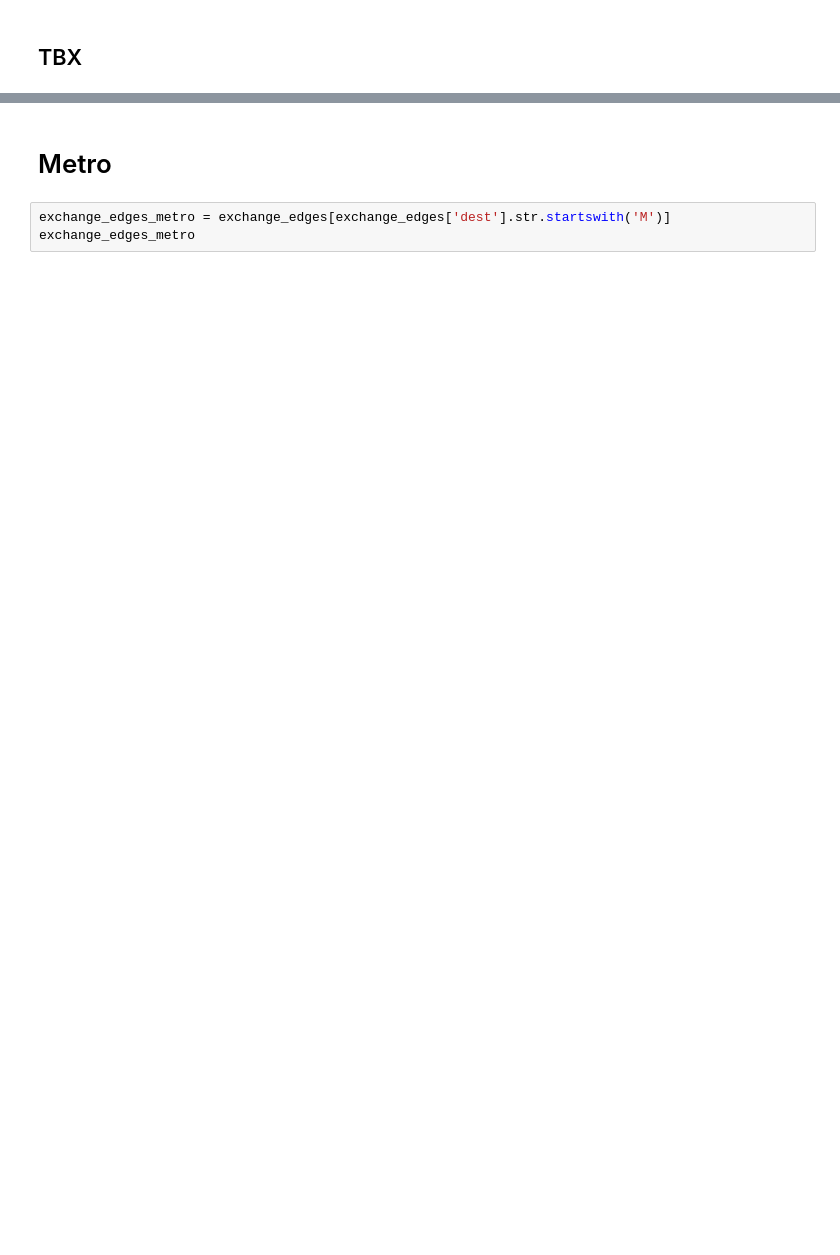
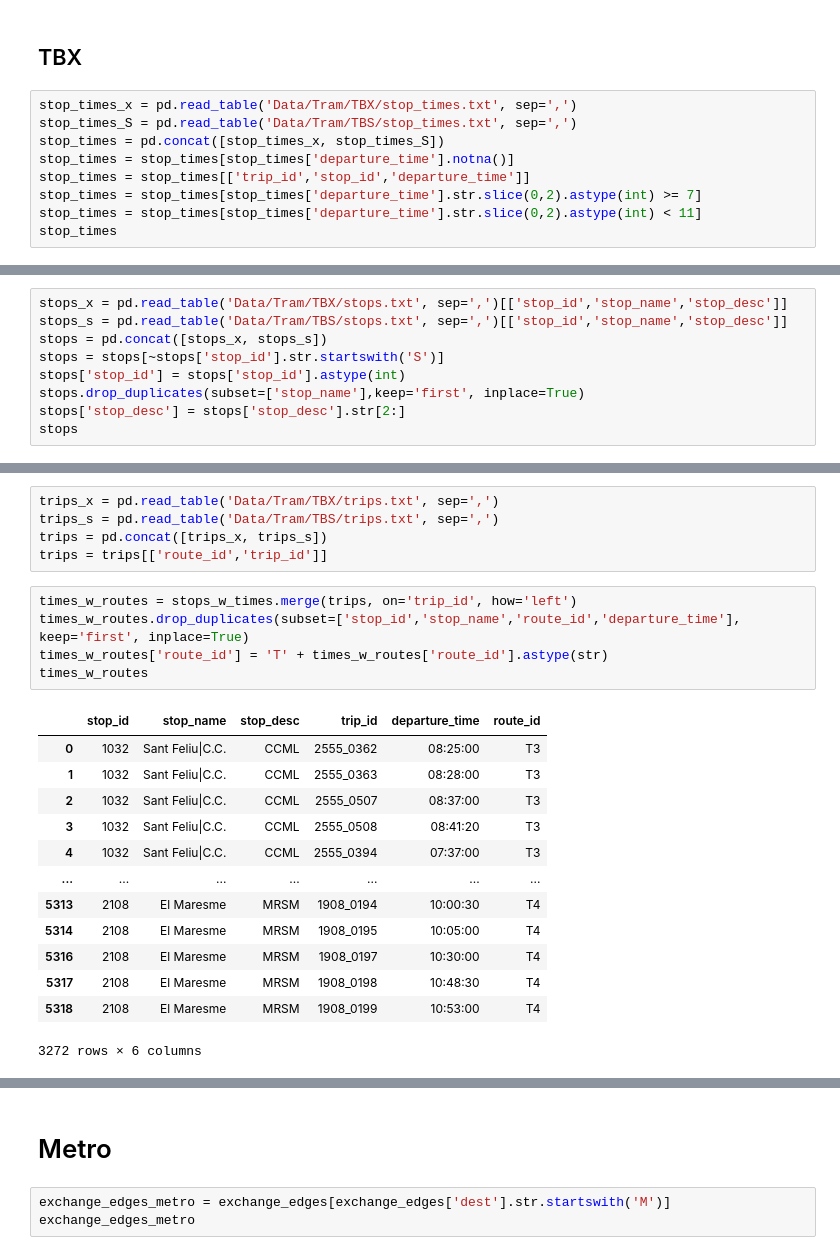
Before and after one commit to bmantepe/stop-location, a Jupyter notebook: 15-Wait-Times.ipynb, the cells around one changed output, grey strips where cells are left out. Cells and saved outputs as stored; diff of their text form; blank space fills up the shorter version.

```diff
--- a/15-Wait-Times.ipynb
+++ b/15-Wait-Times.ipynb
@@ -68,2 +86,11 @@ exchange_edges_tram
 # %% [markdown]
 ## TBX
+# %%
+stop_times_x = pd.read_table('Data/Tram/TBX/stop_times.txt', sep=',')
+stop_times_S = pd.read_table('Data/Tram/TBS/stop_times.txt', sep=',')
+stop_times = pd.concat([stop_times_x, stop_times_S])
+stop_times = stop_times[stop_times['departure_time'].notna()]
+stop_times = stop_times[['trip_id','stop_id','departure_time']]
+stop_times = stop_times[stop_times['departure_time'].str.slice(0,2).astype(int) >= 7]
+stop_times = stop_times[stop_times['departure_time'].str.slice(0,2).astype(int) < 11]
+stop_times
@@ -69,0 +111,9 @@ exchange_edges_tram
+# %%
+stops_x = pd.read_table('Data/Tram/TBX/stops.txt', sep=',')[['stop_id','stop_name','stop_desc']]
+stops_s = pd.read_table('Data/Tram/TBS/stops.txt', sep=',')[['stop_id','stop_name','stop_desc']]
+stops = pd.concat([stops_x, stops_s])
+stops = stops[~stops['stop_id'].str.startswith('S')]
+stops['stop_id'] = stops['stop_id'].astype(int)
+stops.drop_duplicates(subset=['stop_name'],keep='first', inplace=True)
+stops['stop_desc'] = stops['stop_desc'].str[2:]
+stops
@@ -69,0 +155,24 @@ exchange_edges_tram
+# %%
+trips_x = pd.read_table('Data/Tram/TBX/trips.txt', sep=',')
+trips_s = pd.read_table('Data/Tram/TBS/trips.txt', sep=',')
+trips = pd.concat([trips_x, trips_s])
+trips = trips[['route_id','trip_id']]
+# %%
+times_w_routes = stops_w_times.merge(trips, on='trip_id', how='left')
+times_w_routes.drop_duplicates(subset=['stop_id','stop_name','route_id','departure_time'], keep='first', inplace=True)
+times_w_routes['route_id'] = 'T' + times_w_routes['route_id'].astype(str)
+times_w_routes
+# %% [output]
+|  | stop_id | stop_name | stop_desc | trip_id | departure_time | route_id |
+| 0 | 1032 | Sant Feliu|C.C. | CCML | 2555_0362 | 08:25:00 | T3 |
+| 1 | 1032 | Sant Feliu|C.C. | CCML | 2555_0363 | 08:28:00 | T3 |
+| 2 | 1032 | Sant Feliu|C.C. | CCML | 2555_0507 | 08:37:00 | T3 |
+| 3 | 1032 | Sant Feliu|C.C. | CCML | 2555_0508 | 08:41:20 | T3 |
+| 4 | 1032 | Sant Feliu|C.C. | CCML | 2555_0394 | 07:37:00 | T3 |
+| ... | ... | ... | ... | ... | ... | ... |
+| 5313 | 2108 | El Maresme | MRSM | 1908_0194 | 10:00:30 | T4 |
+| 5314 | 2108 | El Maresme | MRSM | 1908_0195 | 10:05:00 | T4 |
+| 5316 | 2108 | El Maresme | MRSM | 1908_0197 | 10:30:00 | T4 |
+| 5317 | 2108 | El Maresme | MRSM | 1908_0198 | 10:48:30 | T4 |
+| 5318 | 2108 | El Maresme | MRSM | 1908_0199 | 10:53:00 | T4 |
+3272 rows × 6 columns
```
Also changed, not shown: parts of 14 cells of this notebook, 3 other files.
